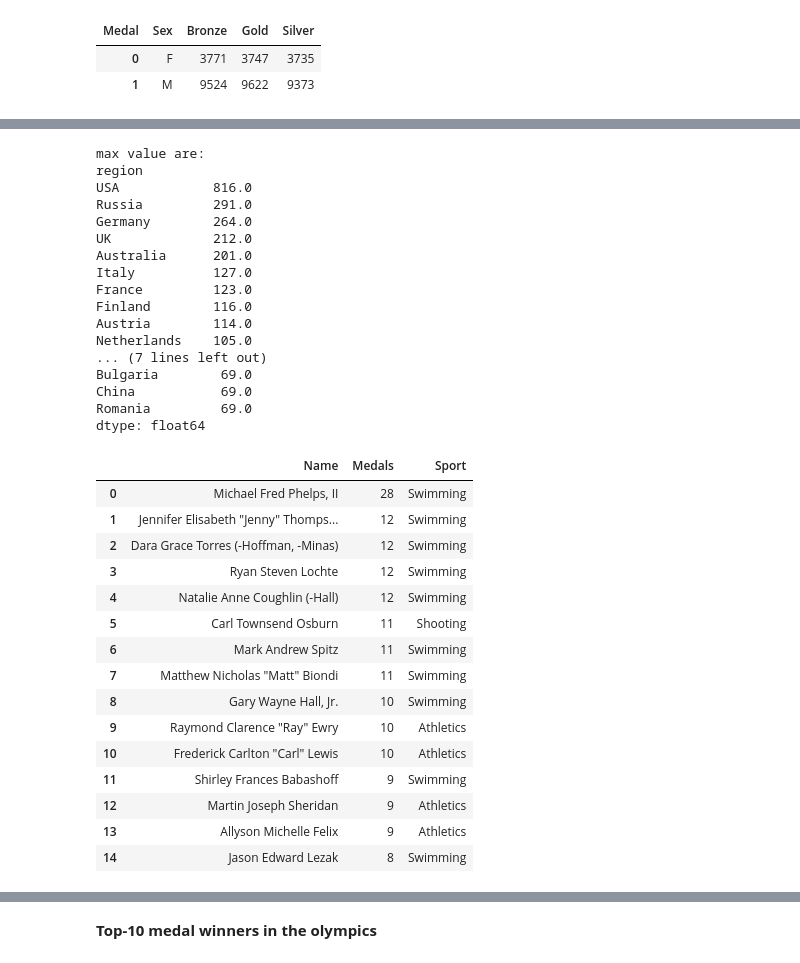
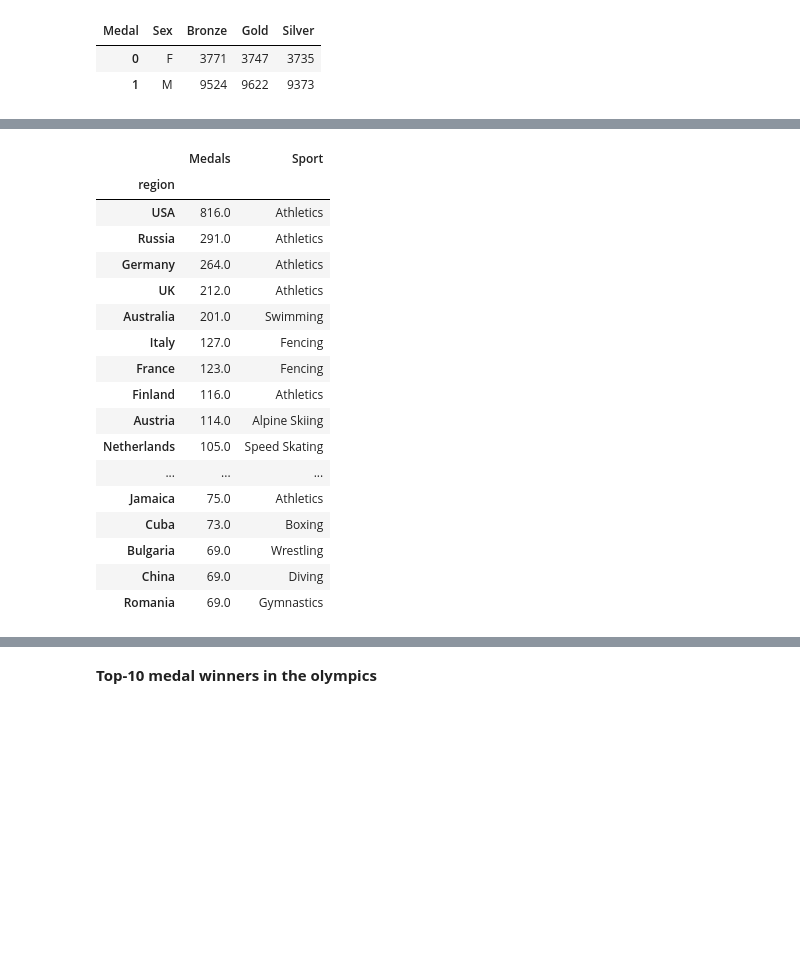
Before and after one commit to MaliheDahmardeh/Olympic-History, a Jupyter notebook: Olympic_History.ipynb, the cells around one changed output, grey strips where cells are left out. Saved outputs shown, nothing was run; the diff lists cells and outputs as text; code cells hidden in the pictures; blank space fills up the shorter version.

```diff
--- a/Olympic_History.ipynb
+++ b/Olympic_History.ipynb
@@ -480,23 +428,3 @@ country_sport
 # %%
-maxvalueindex=country_sport.max(axis=1).sort_values(ascending=False).head(20)
-
-print("max value are:")
-print(maxvalueindex)
+maxvalue=country_sport.max(axis=1).sort_values(ascending=False).head(20)
+x=maxvalue.head(20)
-# %% [output]
-max value are:
-region
-USA            816.0
-Russia         291.0
-Germany        264.0
-UK             212.0
-Australia      201.0
-Italy          127.0
-France         123.0
-Finland        116.0
-Austria        114.0
-Netherlands    105.0
-... (7 lines left out)
-Bulgaria        69.0
-China           69.0
-Romania         69.0
-dtype: float64
@@ -511,3 +431,33 @@ stacked_fig = country_sport.plot(kind='bar', stacked=True)
+# %%
+maxvalueindex=country_sport.idxmax(axis=1)
+y=maxvalueindex
+# %%
+#define series
+series1 = pd.Series(x , name='Medals')
+series2 = pd.Series(y , name='Sport')
+
+#merge series into DataFrame
+df_xy = pd.concat([series1, series2], axis=1)
+df_xy.head(20)
+# %% [output]
+|  | Medals | Sport |
+| region |  |  |
+| USA | 816.0 | Athletics |
+| Russia | 291.0 | Athletics |
+| Germany | 264.0 | Athletics |
+| UK | 212.0 | Athletics |
+| Australia | 201.0 | Swimming |
+| Italy | 127.0 | Fencing |
+| France | 123.0 | Fencing |
+| Finland | 116.0 | Athletics |
+| Austria | 114.0 | Alpine Skiing |
+| Netherlands | 105.0 | Speed Skating |
+| ... | ... | ... |
+| Jamaica | 75.0 | Athletics |
+| Cuba | 73.0 | Boxing |
+| Bulgaria | 69.0 | Wrestling |
+| China | 69.0 | Diving |
+| Romania | 69.0 | Gymnastics |
 # %%
 def most_successful_country_athletes(df,country):
     tmw_df = df.dropna(subset=['Medal'])
@@ -520,23 +470,6 @@ x = most_successful_country_athletes(df,'USA')
 x = x.reset_index().head(15)
 x.drop(columns=['index'], inplace=True)
 x
-# %% [output]
-|  | Name | Medals | Sport |
-| 0 | Michael Fred Phelps, II | 28 | Swimming |
-| 1 | Jennifer Elisabeth "Jenny" Thomps... | 12 | Swimming |
-| 2 | Dara Grace Torres (-Hoffman, -Minas) | 12 | Swimming |
-| 3 | Ryan Steven Lochte | 12 | Swimming |
-| 4 | Natalie Anne Coughlin (-Hall) | 12 | Swimming |
-| 5 | Carl Townsend Osburn | 11 | Shooting |
-| 6 | Mark Andrew Spitz | 11 | Swimming |
-| 7 | Matthew Nicholas "Matt" Biondi | 11 | Swimming |
-| 8 | Gary Wayne Hall, Jr. | 10 | Swimming |
-| 9 | Raymond Clarence "Ray" Ewry | 10 | Athletics |
-| 10 | Frederick Carlton "Carl" Lewis | 10 | Athletics |
-| 11 | Shirley Frances Babashoff | 9 | Swimming |
-| 12 | Martin Joseph Sheridan | 9 | Athletics |
-| 13 | Allyson Michelle Felix | 9 | Athletics |
-| 14 | Jason Edward Lezak | 8 | Swimming |
 # %%
 tmw_df = df.dropna(subset=['Medal'])
 c=tmw_df['Name'].value_counts().reset_index().head(15)
```
Also changed, not shown: parts of 22 cells of this notebook.
